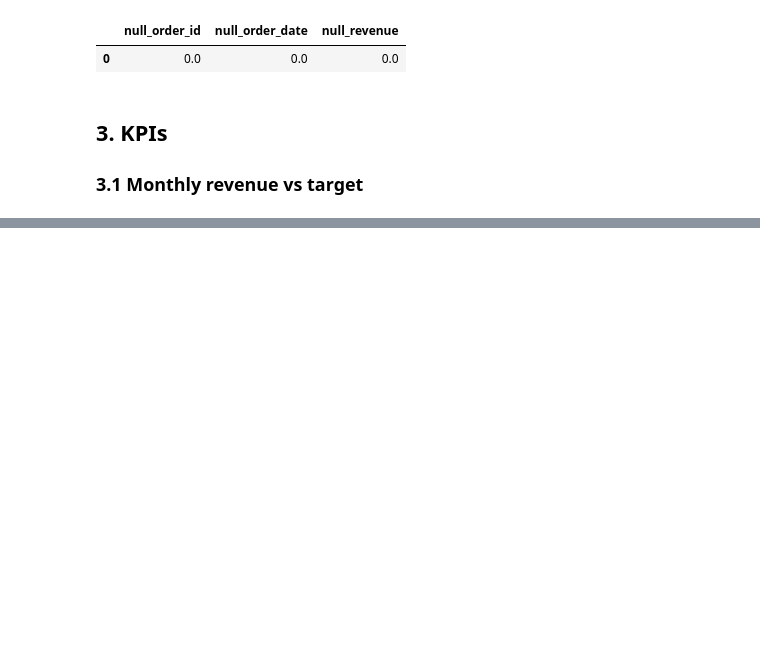
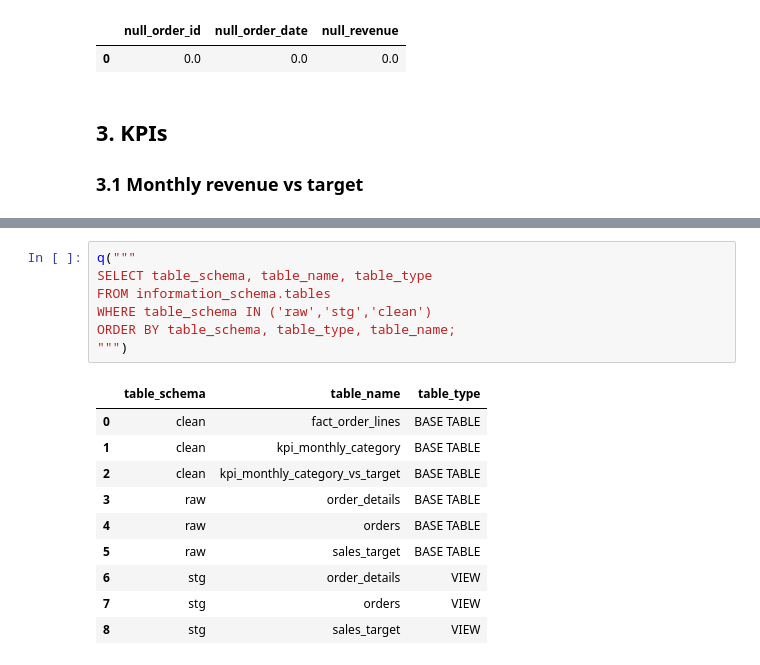
Before and after one commit to eledelaf/E-commerce-Analytics, a Jupyter notebook: portfolio_analysis.ipynb, the cells around one changed output, grey strips where cells are left out. Drawn from its saved outputs; the diff is of its cells as text; blank space fills up the shorter version.

```diff
--- a/portfolio_analysis.ipynb
+++ b/portfolio_analysis.ipynb
@@ -266,0 +312,18 @@ FROM clean.fact_order_lines;
+# %%
+q("""
+SELECT table_schema, table_name, table_type
+FROM information_schema.tables
+WHERE table_schema IN ('raw','stg','clean')
+ORDER BY table_schema, table_type, table_name;
+""")
+# %% [output]
+|  | table_schema | table_name | table_type |
+| 0 | clean | fact_order_lines | BASE TABLE |
+| 1 | clean | kpi_monthly_category | BASE TABLE |
+| 2 | clean | kpi_monthly_category_vs_target | BASE TABLE |
+| 3 | raw | order_details | BASE TABLE |
+| 4 | raw | orders | BASE TABLE |
+| 5 | raw | sales_target | BASE TABLE |
+| 6 | stg | order_details | VIEW |
+| 7 | stg | orders | VIEW |
+| 8 | stg | sales_target | VIEW |
```
Also changed, not shown: parts of 5 cells of this notebook, 2 other files.
